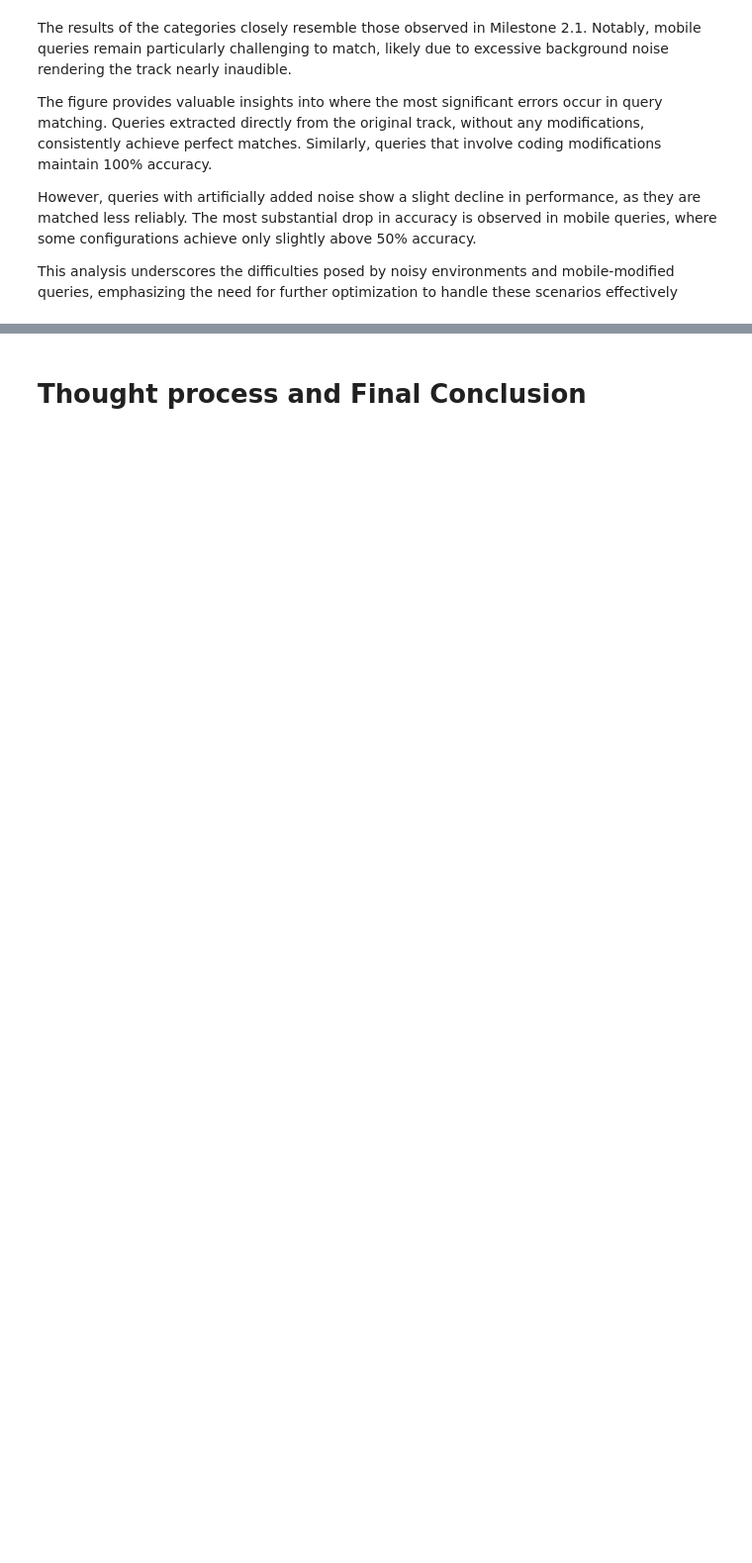
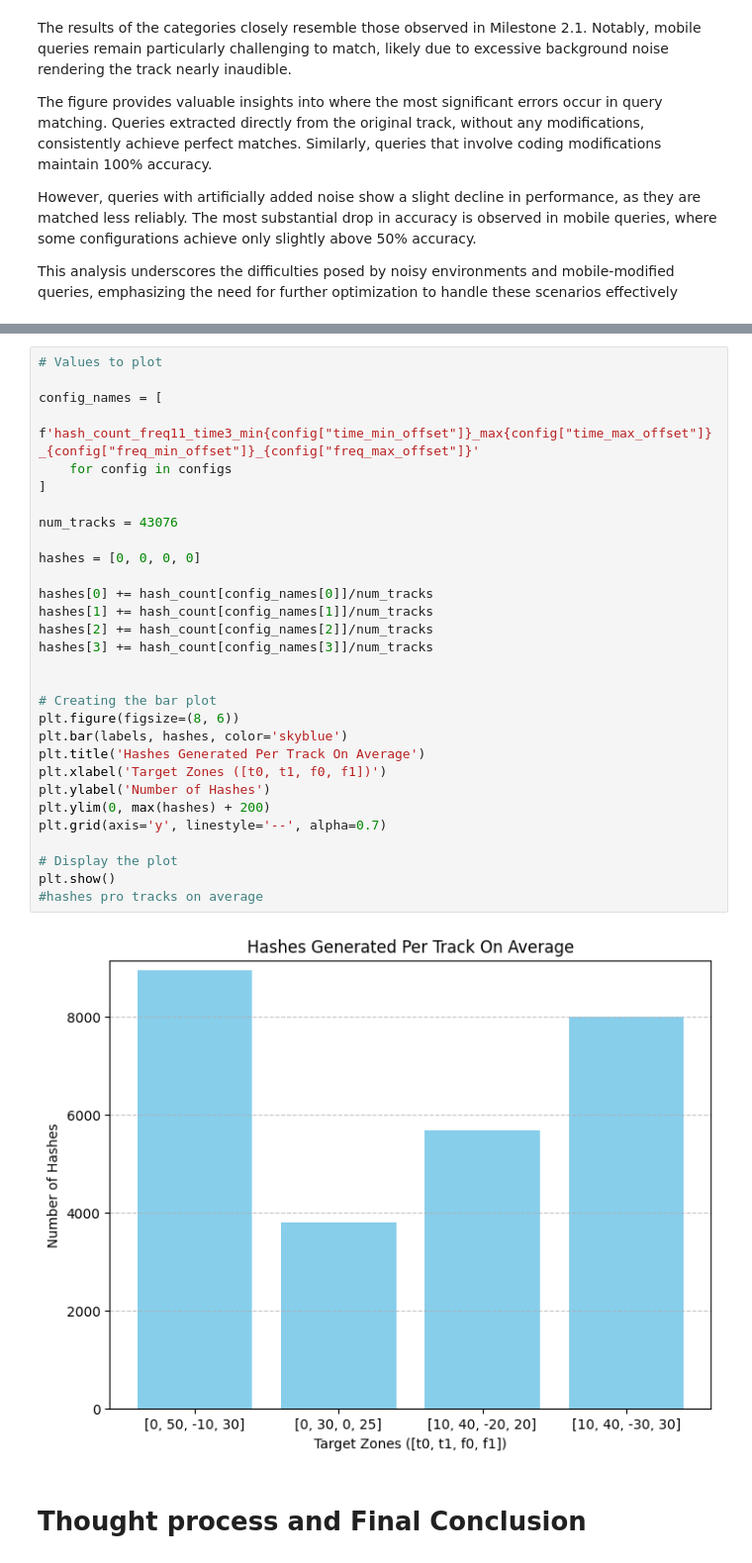
Before and after one commit to Konstiu/Music-Information-Retrieval, a Jupyter notebook: MS2.2.ipynb, the cells around one changed output, grey strips where cells are left out. Shown at 99% size. Drawn from its saved outputs; the diff is of its cells as text; blank space fills up the shorter version.

```diff
--- a/MS2.2.ipynb
+++ b/MS2.2.ipynb
@@ -1101,3 +1190,35 @@ This analysis underscores the difficulties posed by noisy environments and mobil
+# %%
+# Values to plot
+
+config_names = [
+    f'hash_count_freq11_time3_min{config["time_min_offset"]}_max{config["time_max_offset"]}_{config["freq_min_offset"]}_{config["freq_max_offset"]}'
+    for config in configs
+]
+
+num_tracks = 43076
+
+hashes = [0, 0, 0, 0]
+
+hashes[0] += hash_count[config_names[0]]/num_tracks
+hashes[1] += hash_count[config_names[1]]/num_tracks
+hashes[2] += hash_count[config_names[2]]/num_tracks
+hashes[3] += hash_count[config_names[3]]/num_tracks
+
+
+# Creating the bar plot
+plt.figure(figsize=(8, 6))
+plt.bar(labels, hashes, color='skyblue')
+plt.title('Hashes Generated Per Track On Average')
+plt.xlabel('Target Zones ([t0, t1, f0, f1])')
+plt.ylabel('Number of Hashes')
+plt.ylim(0, max(hashes) + 200)
+plt.grid(axis='y', linestyle='--', alpha=0.7)
+
+# Display the plot
+plt.show()
+#hashes pro tracks on average
+# %% [output]
+[figure, added]
 # %% [markdown]
 # Thought process and Final Conclusion
 # %% [markdown]
```
Also changed, not shown: parts of 23 cells of this notebook.
